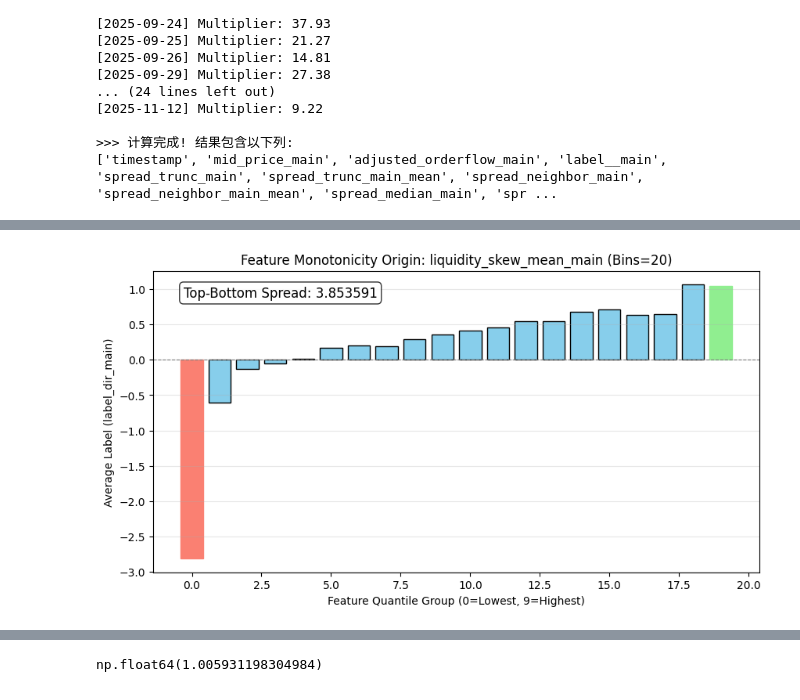
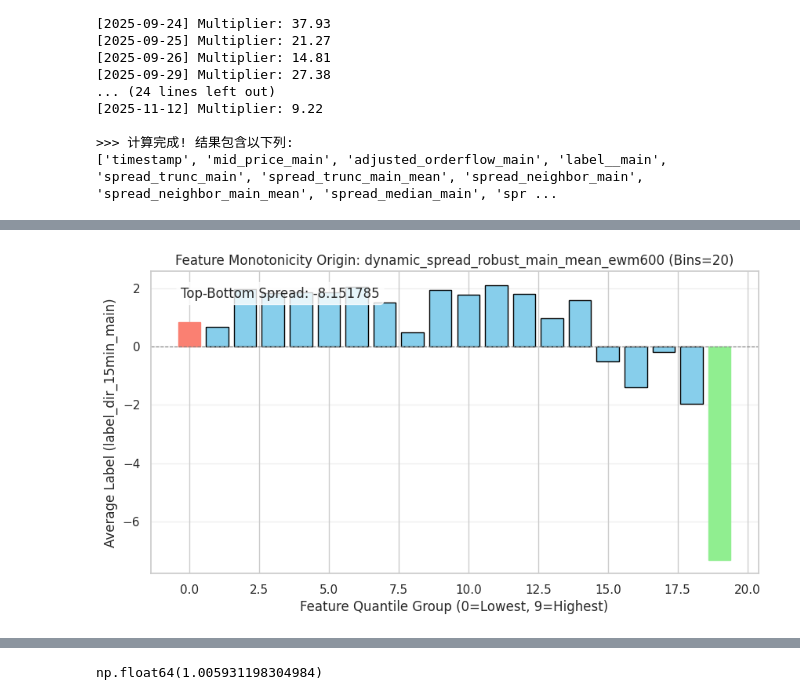
Before and after one commit to fjsvm9527/trying, a Jupyter notebook: liquidity.ipynb, the cells around one changed output, grey strips where cells are left out. Cells and saved outputs as stored; diff of their text form; code cells hidden in the pictures.

```diff
--- a/liquidity.ipynb
+++ b/liquidity.ipynb
@@ -2532,35 +3662,35 @@ def plot_quantile_performance(df, feature_col, label_col, n_bins=20):
     # 计算每组的 Label 均值
     group_means = df_clean.groupby('group')[label_col].mean()
 
     plt.figure(figsize=(10, 5))
     bars = plt.bar(group_means.index, group_means.values, color='skyblue', edgecolor='black')
 
     # 标记最高和最低组
     bars[0].set_color('salmon') # Bottom 10%
     bars[-1].set_color('lightgreen') # Top 10%
 
     plt.title(f"Feature Monotonicity Origin: {feature_col} (Bins={n_bins})")
     plt.xlabel("Feature Quantile Group (0=Lowest, 9=Highest)")
     plt.ylabel(f"Average Label ({label_col})")
     plt.axhline(0, color='gray', linestyle='--', linewidth=0.8)
     plt.grid(axis='y', alpha=0.3)
 
     # 计算简单的 spread
     spread = group_means.iloc[-1] - group_means.iloc[0]
     plt.text(0.05, 0.95, f"Top-Bottom Spread: {spread:.6f}",
              transform=plt.gca().transAxes, fontsize=12, verticalalignment='top',
              bbox=dict(boxstyle="round", facecolor="white", alpha=0.8))
 
     plt.show()
 
 # ==========================================
 # 使用示例
 # ==========================================
 if __name__ == "__main__":
 
-    plot_quantile_performance(final_merged_df, 'liquidity_skew_mean_main', 'label_dir_main', n_bins=20)
+    plot_quantile_performance(final_merged_df, 'dynamic_spread_robust_main_mean_ewm600', 'label_dir_15min_main', n_bins=20)
 # %% [output]
-[figure, old version]
+[figure, new version]
 # %%
 plot_quantile_performance(final_merged_df, 'liquidity_skew_mean_second', 'label_dir_second', n_bins=20)
 # %% [output]
```
Also changed, not shown: parts of 58 cells of this notebook, 3 other files.
